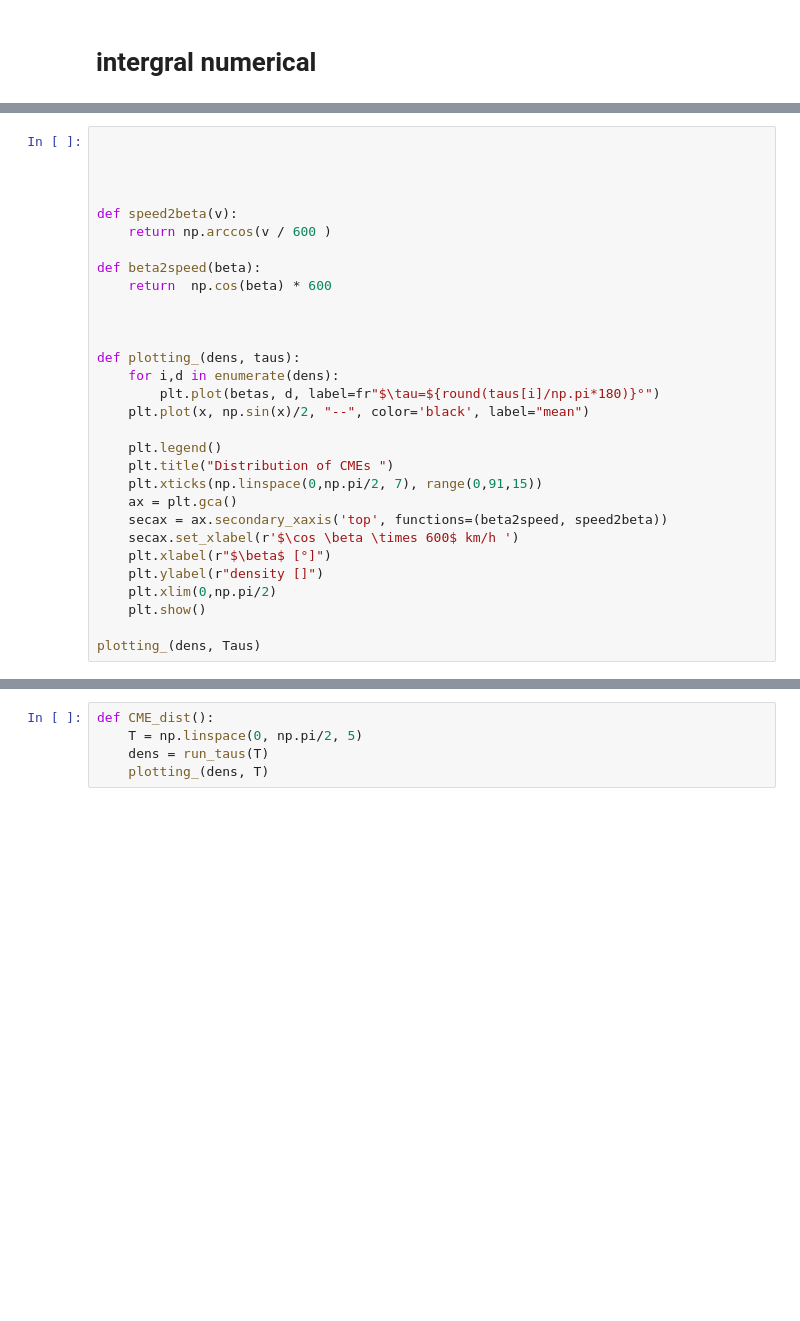
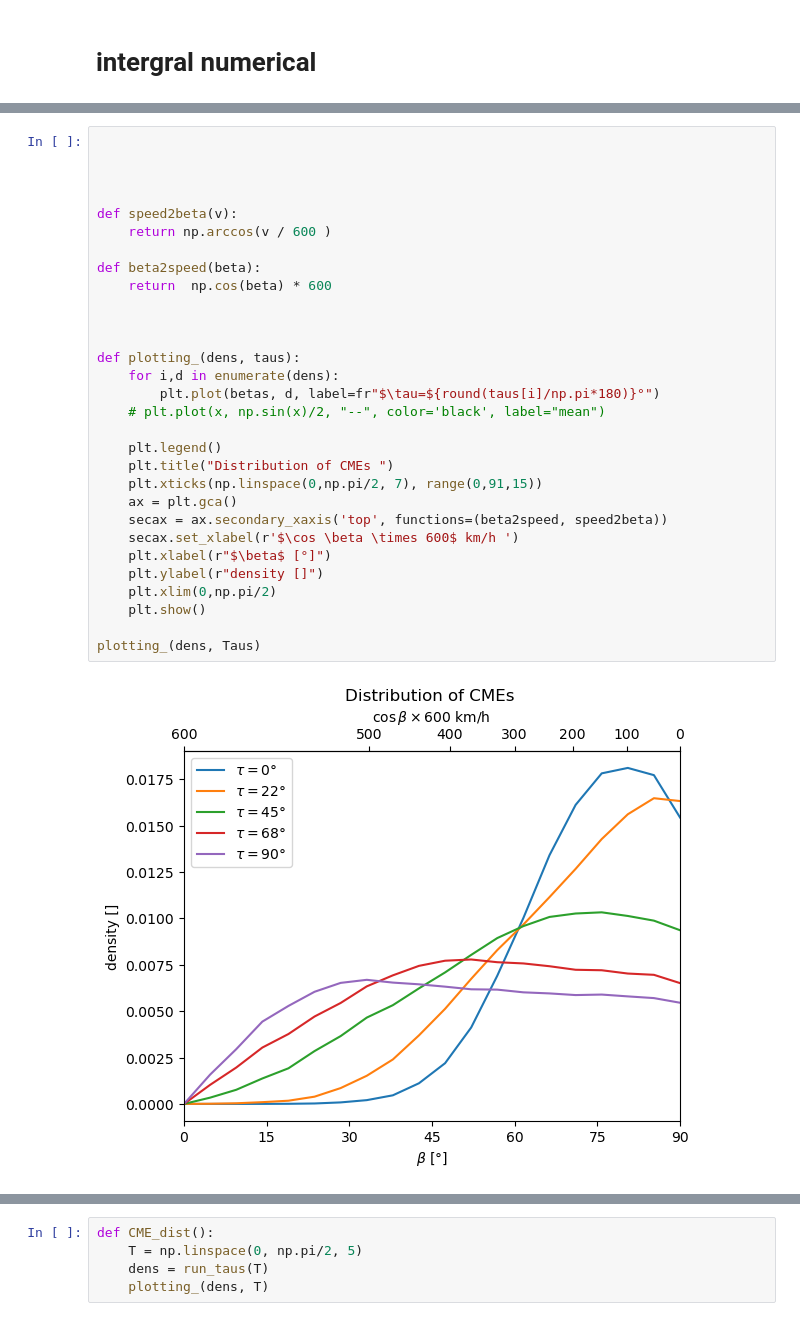
Before and after one commit to demichieldewilde/CME_distribution, a Jupyter notebook: CME_distribution_ni.ipynb, the cells around one changed output, grey strips where cells are left out. Saved outputs shown, nothing was run; the diff lists cells and outputs as text; blank space fills up the shorter version.

```diff
--- a/CME_distribution_ni.ipynb
+++ b/CME_distribution_ni.ipynb
@@ -229,30 +230,32 @@ For params beta=np.float64(1.4881228359109546), tau = np.float64(0.0) we find th
 # %%
 
 
 
 
 def speed2beta(v):
     return np.arccos(v / 600 )
 
 def beta2speed(beta):
     return  np.cos(beta) * 600
 
 
 
 def plotting_(dens, taus):
     for i,d in enumerate(dens):
         plt.plot(betas, d, label=fr"$\tau=${round(taus[i]/np.pi*180)}°")
-    plt.plot(x, np.sin(x)/2, "--", color='black', label="mean")
+    # plt.plot(x, np.sin(x)/2, "--", color='black', label="mean")
 
     plt.legend()
     plt.title("Distribution of CMEs ")
     plt.xticks(np.linspace(0,np.pi/2, 7), range(0,91,15))
     ax = plt.gca()
     secax = ax.secondary_xaxis('top', functions=(beta2speed, speed2beta))
     secax.set_xlabel(r'$\cos \beta \times 600$ km/h ')
     plt.xlabel(r"$\beta$ [°]")
     plt.ylabel(r"density []")
     plt.xlim(0,np.pi/2)
     plt.show()
 
 plotting_(dens, Taus)
+# %% [output]
+[figure, added]
```
Also changed, not shown: parts of 2 cells of this notebook.
